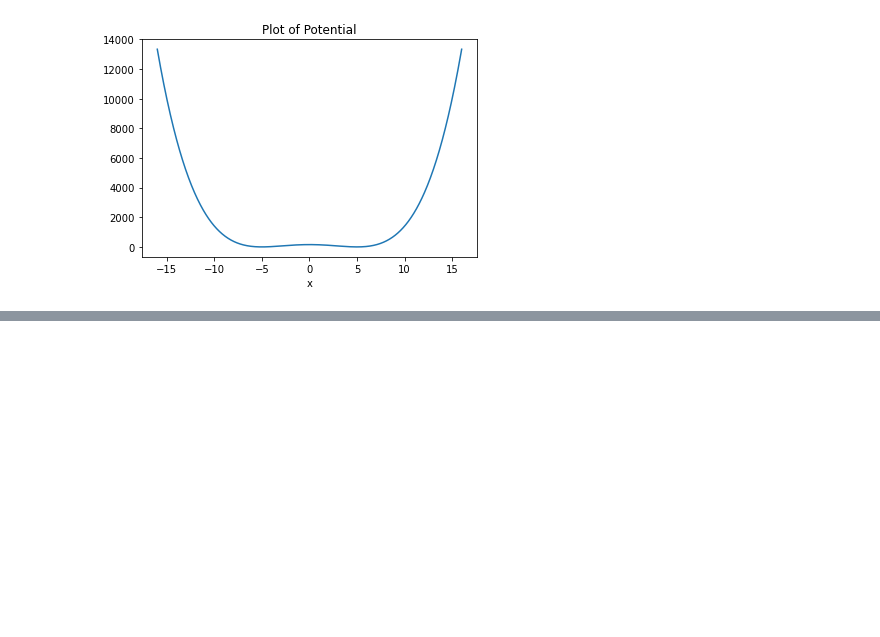
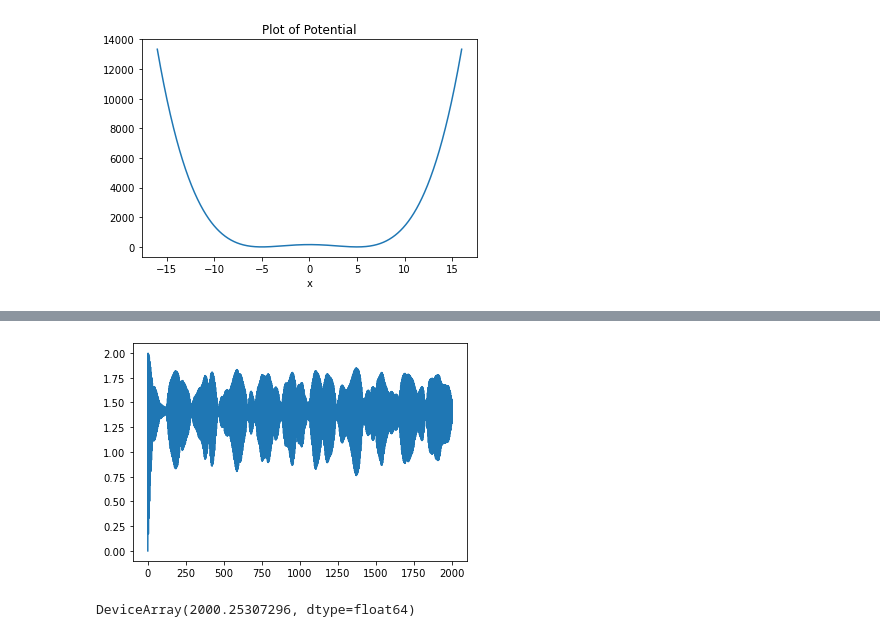
Before and after one commit to kbcollins/tdse, a Jupyter notebook: tdse-adj-gauss-check-grads-kbc.ipynb, the cells around one changed output, grey strips where cells are left out. Drawn from its saved outputs; the diff is of its cells as text; code cells hidden in the pictures; blank space fills up the shorter version.

Commit message:
Everything working in tdse-adj-gauss-check-grads-kbc.ipynb

```diff
--- a/tdse-adj-gauss-check-grads-kbc.ipynb
+++ b/tdse-adj-gauss-check-grads-kbc.ipynb
@@ -341,0 +363,32 @@ jacGvmat.shape: (33, 513, 513)
+# %%
+# eigendecomposition of Hamiltonian matrix
+Gspcvcffs, Gsttsvcffs = jnp.linalg.eigh(kmat + mkGvmat(vcffs))
+
+# propagator matrix
+Gpropamatvcffs = Gsttsvcffs @ jnp.diag(np.exp(-1j * Gspcvcffs * dt)) @ Gsttsvcffs.T.conj()
+
+# propagate the "a" vector of Fourier basis coefficients,
+# i.e., solve the forward problem
+Gamatvcffs = [Fnormpsi0vec]
+for i in range(nts):
+    Gamatvcffs.append(Gpropamatvcffs @ Gamatvcffs[i])
+
+# make python list of wave Fourier basis wave functions
+# a jax object
+Gamatvcffs = jnp.stack(Gamatvcffs)
+
+# check if the wave function of each time step
+# is normalized to 1
+# this should produce a graph with a line that is almost
+# completely horizontal at 1
+Gpsimatnormvec = si.trapezoid(np.abs(Gamatvcffs @ Fcnvrmat) ** 2, xvec, axis=1)
+plt.plot(np.arange(nts + 1) * dt, Gpsimatnormvec)
+plt.hlines(1 , 0, nts * dt, linestyles='-.', colors='darkorange')
+plt.title('Normalization of the Wave Function\nas a Function of Time\n')
+plt.xlabel('Time')
+plt.ylabel('Norm')
+plt.show()
+
+# norm difference of wave function normalization check,
+# this should be close to 1
+print('Average Norm of Trajectory (should be close to 1):', Gpsimatnormvec.sum() / (nts + 1), sep='\n')
@@ -342 +399,6 @@ jacGvmat.shape: (33, 513, 513)
+# %%
+plt.plot(nl.norm(amat - Gamatvcffs, axis=1))
+plt.show()
+# %% [output]
+[figure, added]
 # %%
@@ -424,0 +493,4 @@ cffstru = sl.solve(np.exp(-alpha * (Gxvecmesh1 - Gxvecmesh2)**2), v(Gxvec), assu
+# %%
+Gobjfn(vcffs)
+# %% [output]
+DeviceArray(2000.25307296, dtype=float64)
```
Also changed, not shown: parts of 11 cells of this notebook, 1 other file.
